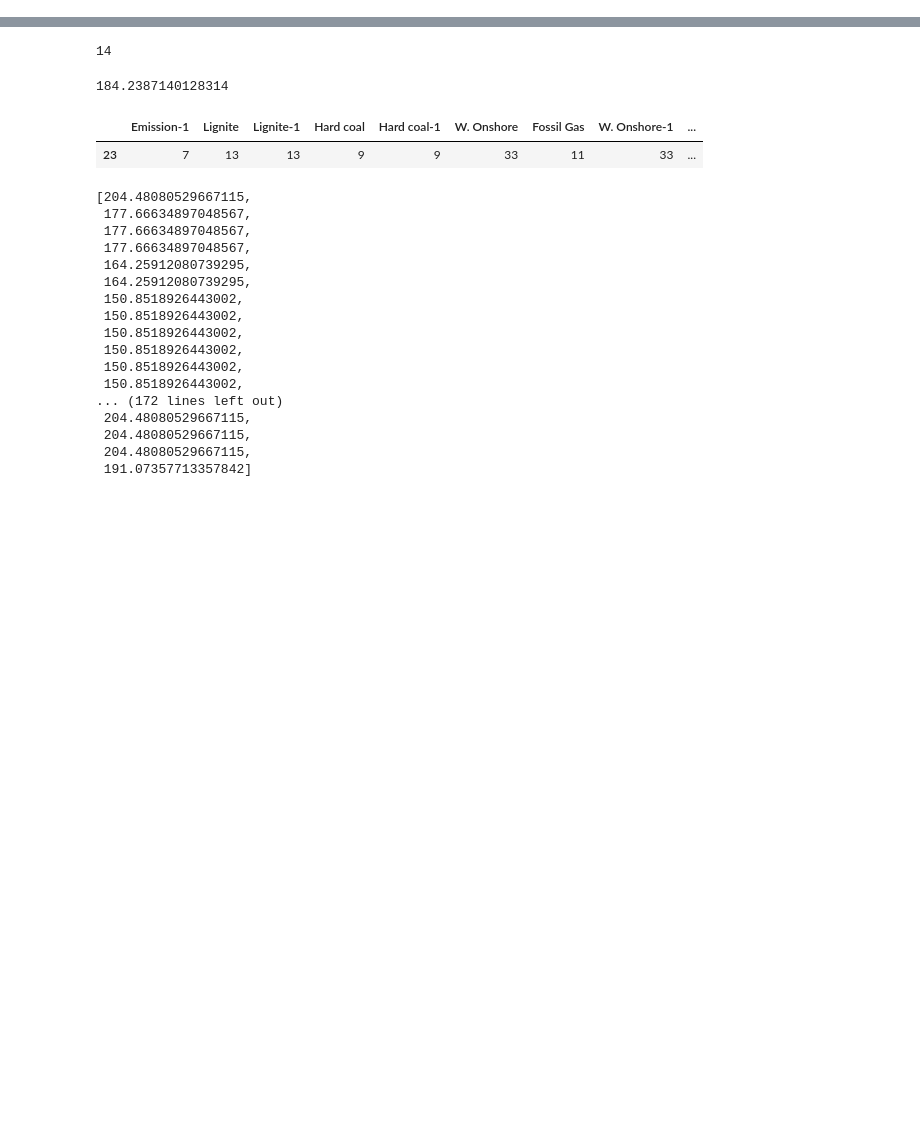
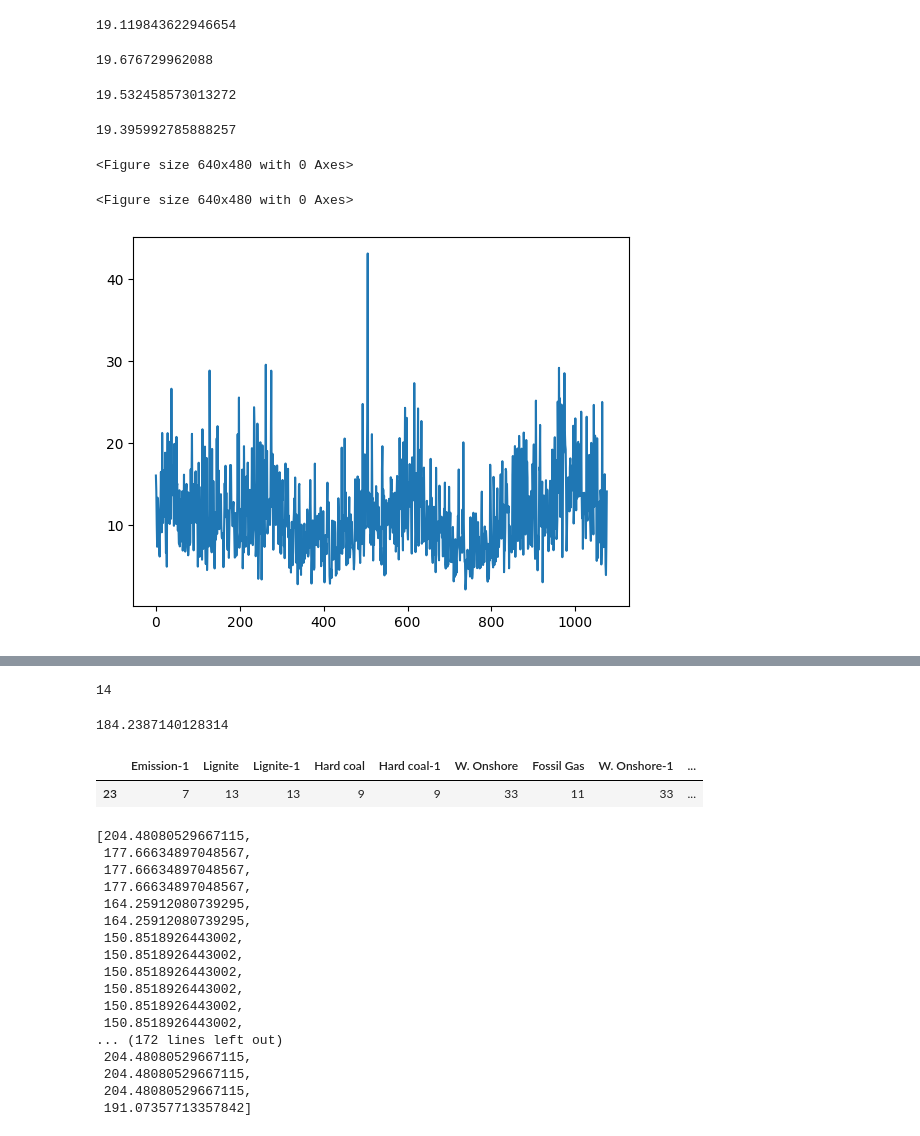
Before and after one commit to TalyssonS/Evolving-DBN-, a Jupyter notebook: linear regression.ipynb, the cells around one changed output, grey strips where cells are left out. Cells and saved outputs as stored; diff of their text form; code cells hidden in the pictures; blank space fills up the shorter version.

```diff
--- a/linear regression.ipynb
+++ b/linear regression.ipynb
@@ -179,0 +269,24 @@ median_absolute_error(dataset['Emission'],dataset['Emissions Forecast'])
+# %%
+np.mean(xgb)
+# %% [output]
+19.119843622946654
+# %%
+np.mean(dbn)
+# %% [output]
+19.676729962088
+# %%
+np.mean(dbn1)
+# %% [output]
+19.532458573013272
+# %%
+np.mean(dbnc)
+# %% [output]
+19.395992785888257
+# %%
+plt.figure()
+plt.plot(ln)
+plt.show()
+# %% [output]
+<Figure size 640x480 with 0 Axes>
+<Figure size 640x480 with 0 Axes>
+[figure, added]
```
Also changed, not shown: parts of 11 cells of this notebook, 7 other files.
